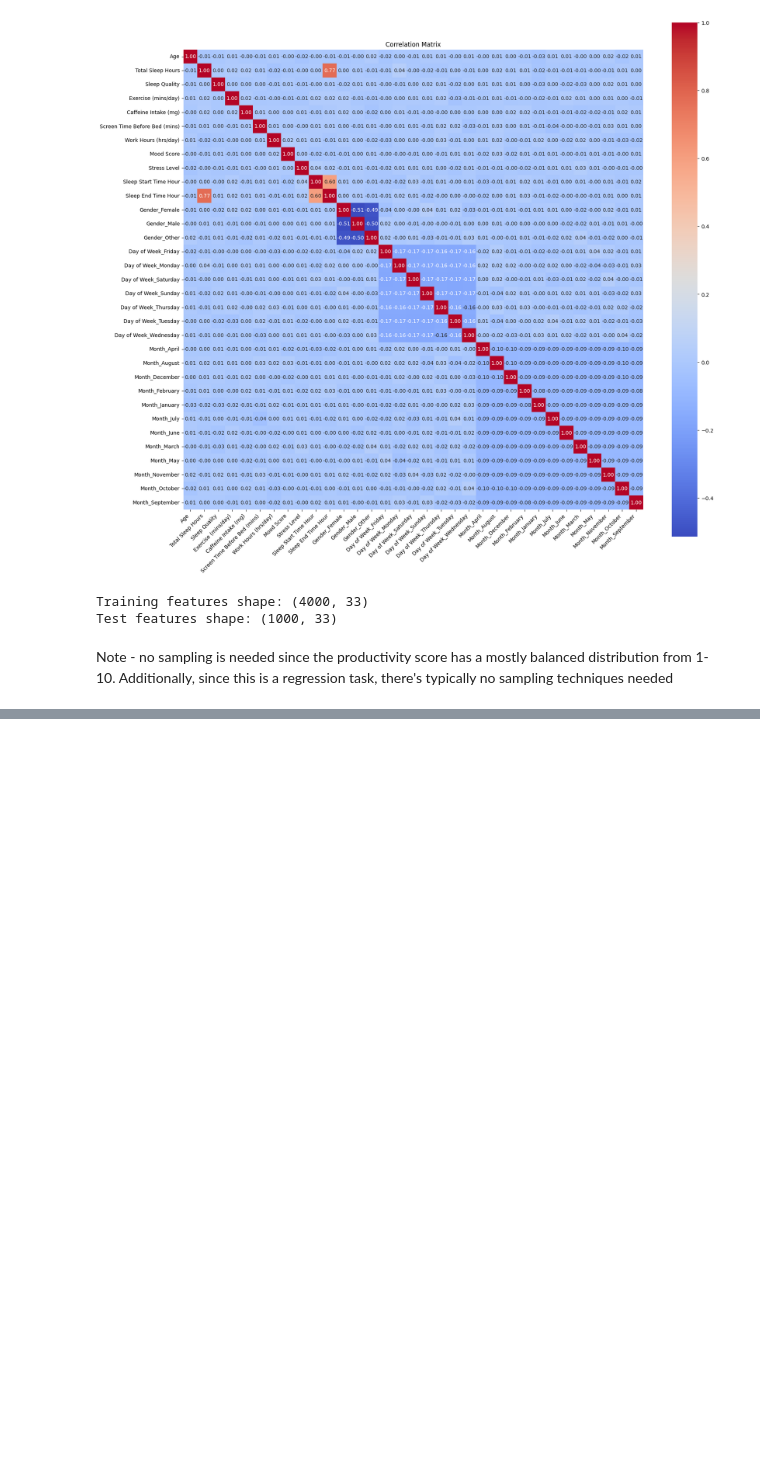
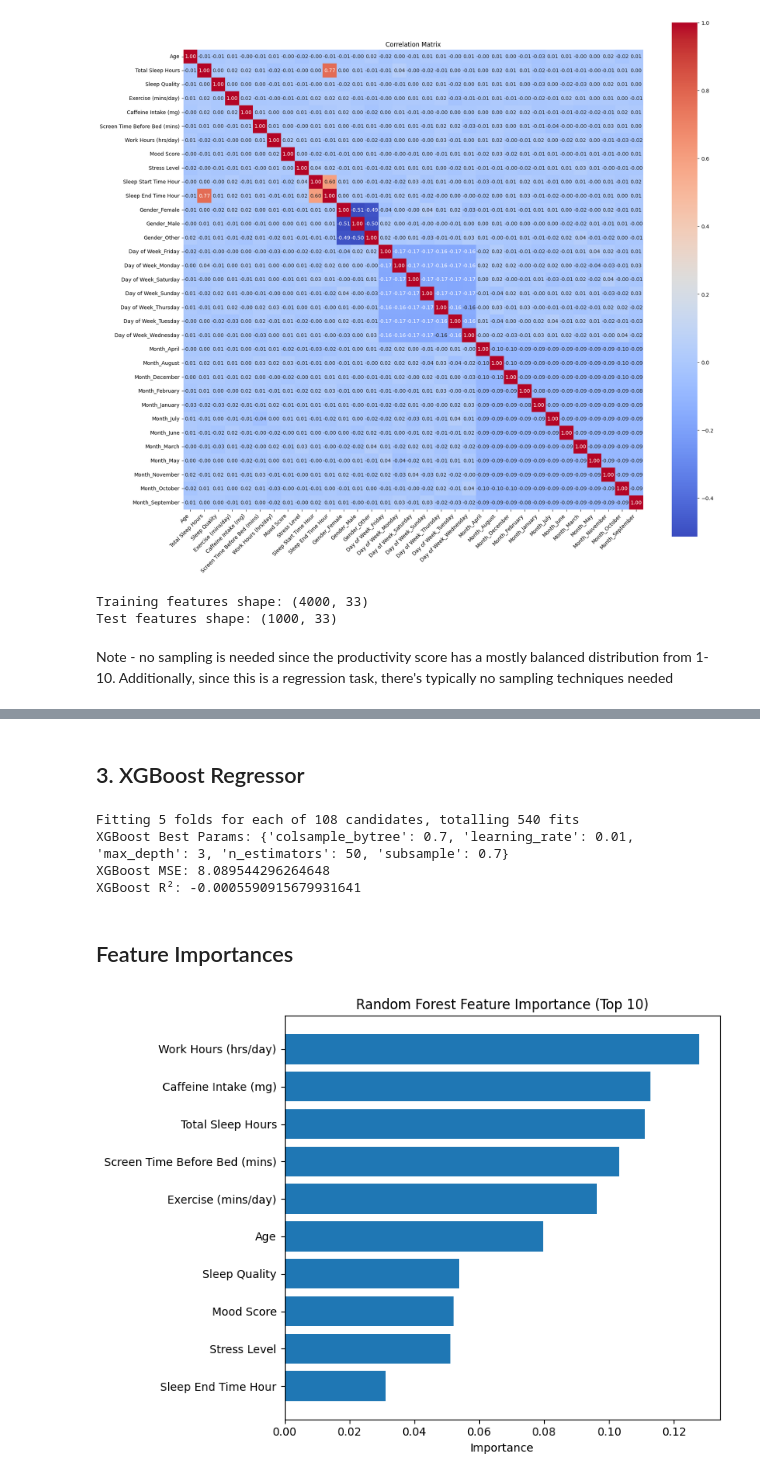
Before and after one commit to he-larious/hibernet, a Jupyter notebook: hibernet.ipynb, the cells around one changed output, grey strips where cells are left out. Drawn from its saved outputs; the diff is of its cells as text; code cells hidden in the pictures; blank space fills up the shorter version.

```diff
--- a/hibernet.ipynb
+++ b/hibernet.ipynb
@@ -185,0 +255,52 @@ Note - no sampling is needed since the productivity score has a mostly balanced
+# %% [markdown]
+## 3. XGBoost Regressor
+# %%
+xgb_param_grid = {
+    'n_estimators': [50, 100, 200],
+    'learning_rate': [0.01, 0.1, 0.2],
+    'max_depth': [3, 6, 10],
+    'subsample': [0.7, 1],
+    'colsample_bytree': [0.7, 1]
+}
+
+xgb_grid = GridSearchCV(
+    XGBRegressor(objective='reg:squarederror', random_state=42),
+    param_grid=xgb_param_grid,
+    cv=5,
+    scoring=['neg_mean_squared_error', 'r2'],
+    refit='r2',
+    n_jobs=-1,
+    verbose=1
+)
+
+xgb_grid.fit(X_train, y_train)
+y_pred_xgb = xgb_grid.predict(X_test)
+
+print("XGBoost Best Params:", xgb_grid.best_params_)
+print("XGBoost MSE:", mean_squared_error(y_test, y_pred_xgb))
+print("XGBoost R²:", r2_score(y_test, y_pred_xgb))
+# %% [output]
+Fitting 5 folds for each of 108 candidates, totalling 540 fits
+XGBoost Best Params: {'colsample_bytree': 0.7, 'learning_rate': 0.01, 'max_depth': 3, 'n_estimators': 50, 'subsample': 0.7}
+XGBoost MSE: 8.089544296264648
+XGBoost R²: -0.0005590915679931641
+# %% [markdown]
+## Feature Importances
+# %%
+def plot_feature_importance(feature_names, importances, model_name, top_n=10):
+  indices = np.argsort(importances)[-top_n:]
+  plt.figure(figsize=(8, 6))
+  plt.barh(range(len(indices)), np.array(importances)[indices], align='center')
+  plt.yticks(range(len(indices)), np.array(feature_names)[indices])
+  plt.xlabel('Importance')
+  plt.title(f'{model_name} Feature Importance (Top {top_n})')
+  plt.tight_layout()
+  plt.show()
+
+best_rf = rf_grid.best_estimator_
+best_xgb = xgb_grid.best_estimator_
+# %%
+rf_importance = best_rf.feature_importances_
+plot_feature_importance(X_train.columns, rf_importance, "Random Forest")
+# %% [output]
+[figure, added]
```
Also changed, not shown: parts of 7 cells of this notebook.
